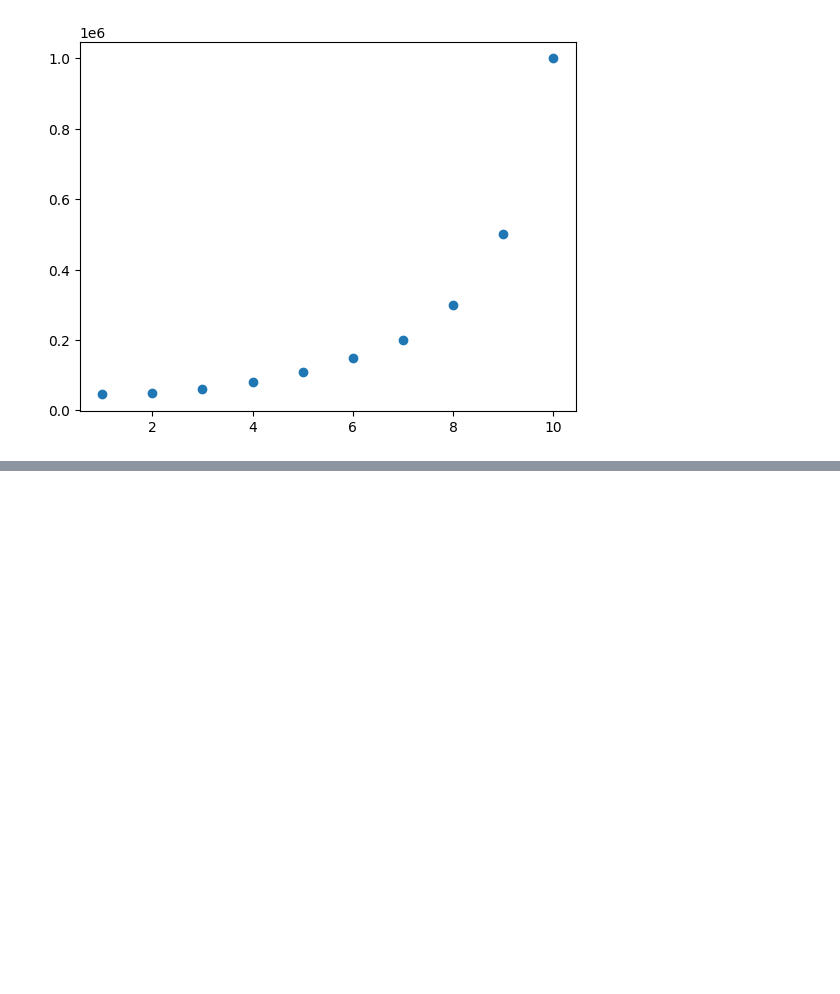
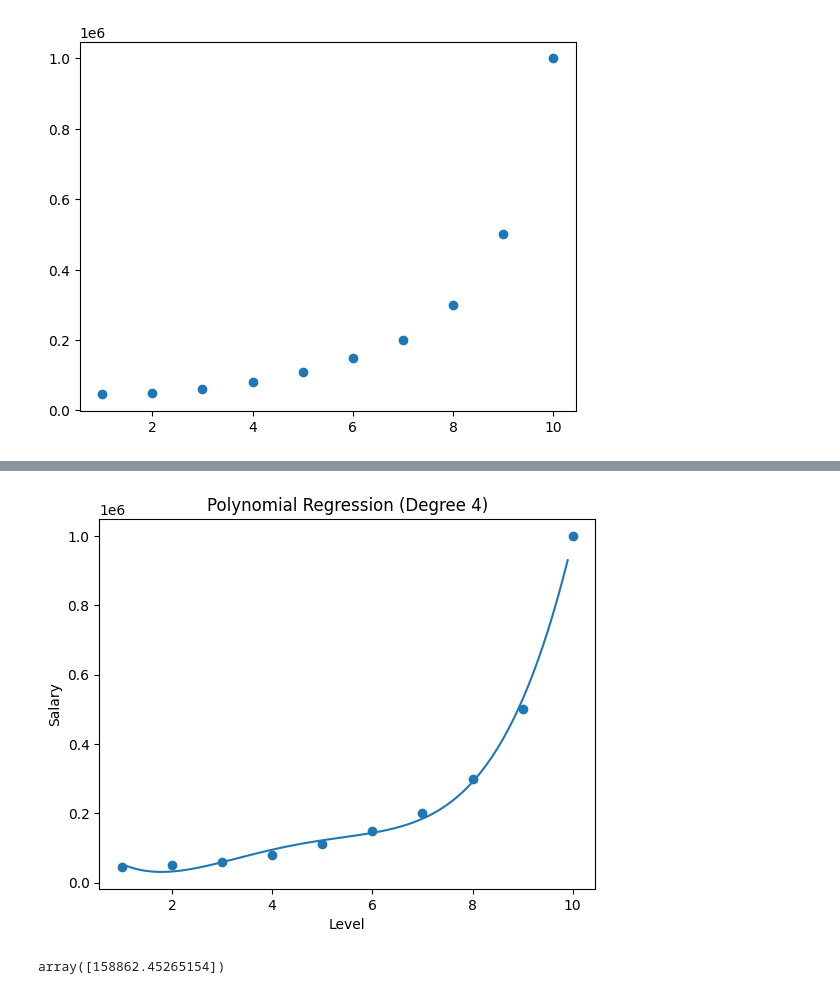
Before and after one commit to KUNJ-CP23/Sem6, a Jupyter notebook: MLDL/Lab4DL_Blank/Lab 4 DL_Blank.ipynb, the cells around one changed output, grey strips where cells are left out. Drawn from its saved outputs; the diff is of its cells as text; code cells hidden in the pictures; blank space fills up the shorter version.

```diff
--- a/MLDL/Lab4DL_Blank/Lab 4 DL_Blank.ipynb
+++ b/MLDL/Lab4DL_Blank/Lab 4 DL_Blank.ipynb
@@ -288,0 +315,6 @@ plt.show()
+# %%
+#polynomial feature creation
+from sklearn.preprocessing import PolynomialFeatures
+
+poly = PolynomialFeatures(degree=4)
+X_poly = poly.fit_transform(X1)
@@ -288,0 +327,22 @@ plt.show()
+# %%
+#polynomial regression curse
+
+X_grid = np.arange(X1.min().values[0], X1.max().values[0], 0.1)
+X_grid = X_grid.reshape(-1, 1)
+
+plt.scatter(X1, y1)
+plt.plot(X_grid, poly_reg.predict(poly.transform(X_grid)))
+plt.title("Polynomial Regression (Degree 4)")
+plt.xlabel("Level")
+plt.ylabel("Salary")
+plt.show()
+# %% [output]
+[figure, added]
+# %%
+#testing
+#prediction
+#Predict salary for Level = 6.5
+
+poly_reg.predict(poly.transform([[6.5]]))
+# %% [output]
+array([158862.45265154])
```
Also changed, not shown: parts of 9 cells of this notebook.
